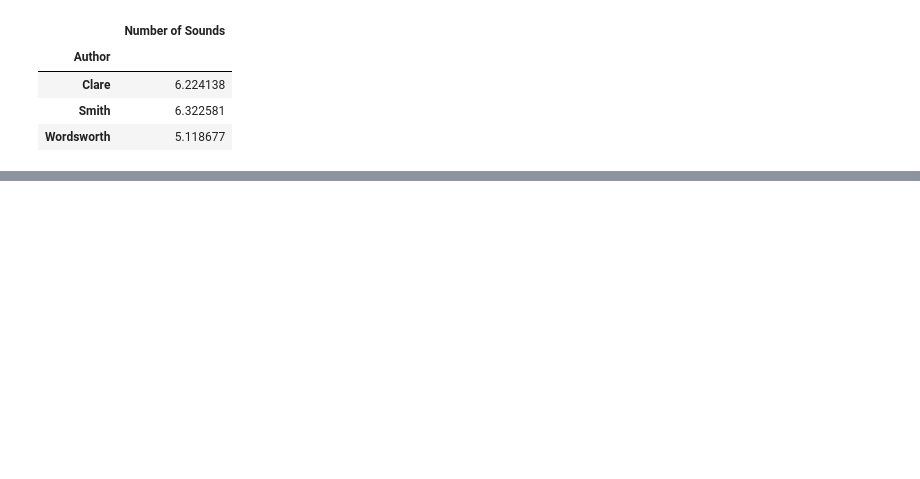
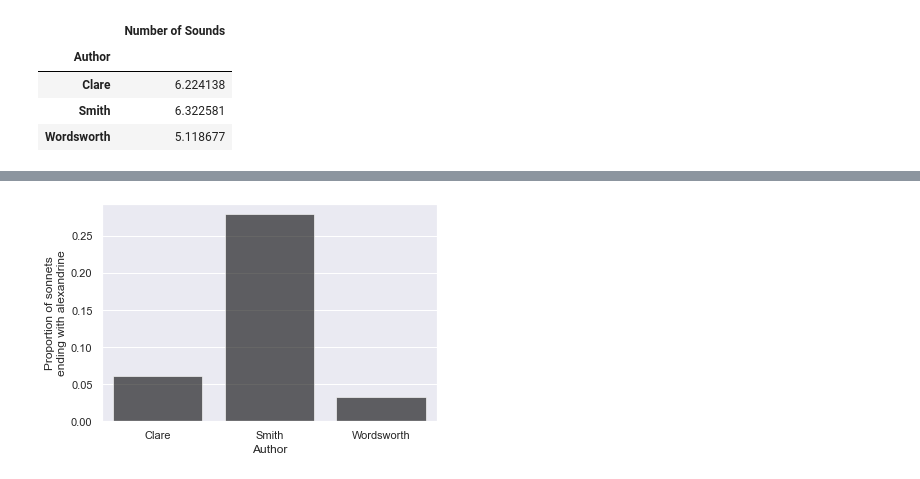
Before and after one commit to sn-code-inside/romantic-self, a Jupyter notebook: Chapter 4 - Lyric.ipynb, the cells around one changed output, grey strips where cells are left out. Saved outputs shown, nothing was run; the diff lists cells and outputs as text; code cells hidden in the pictures; blank space fills up the shorter version.

```diff
--- a/Chapter 4 - Lyric.ipynb
+++ b/Chapter 4 - Lyric.ipynb
@@ -72,0 +142,33 @@ rhyme_sounds_table  # type: ignore
+# %%
+def get_alexandrine_data(corpus: SonnetCorpus):
+
+    alexandrine = "u-|u-|u-|u-|u-|u-/"
+
+    def ends_with_alx(metre: dict) -> bool:
+        # NB: Lines are zero-indexed, as in the couplet-analysis above
+        return metre[13] == alexandrine if 13 in metre else False
+
+    alexandrine_data = pd.DataFrame(corpus.yield_metadata("author","metre"), columns=["author", "metre"])
+
+    return (alexandrine_data
+            .assign(
+                ends_with_alx=lambda x: x['metre'].map(ends_with_alx)
+                )
+            .drop('metre', axis=1)
+            .groupby('author')
+            .value_counts(normalize=True)
+            .rename("prop")
+            .reset_index()
+            .query('ends_with_alx') # Keep only rows where this is true
+            )
+
+def plot_alexandrine_data(alexandrine_data: pd.DataFrame):
+    plot = sns.barplot(data=alexandrine_data, x="author", y="prop", color="black", alpha=.6)
+    plot.set(xlabel="Author", ylabel="Proportion of sonnets\nending with alexandrine")
+    return plot.get_figure()
+
+alexandrine_data = get_alexandrine_data(sonnets)
+alexandrine_plot = plot_alexandrine_data(alexandrine_data)
+alexandrine_plot.savefig("figures/figure_4_3.jpg", dpi=500)
+# %% [output]
+[figure, added]
```
Also changed, not shown: parts of 7 cells of this notebook, 7 other files.
